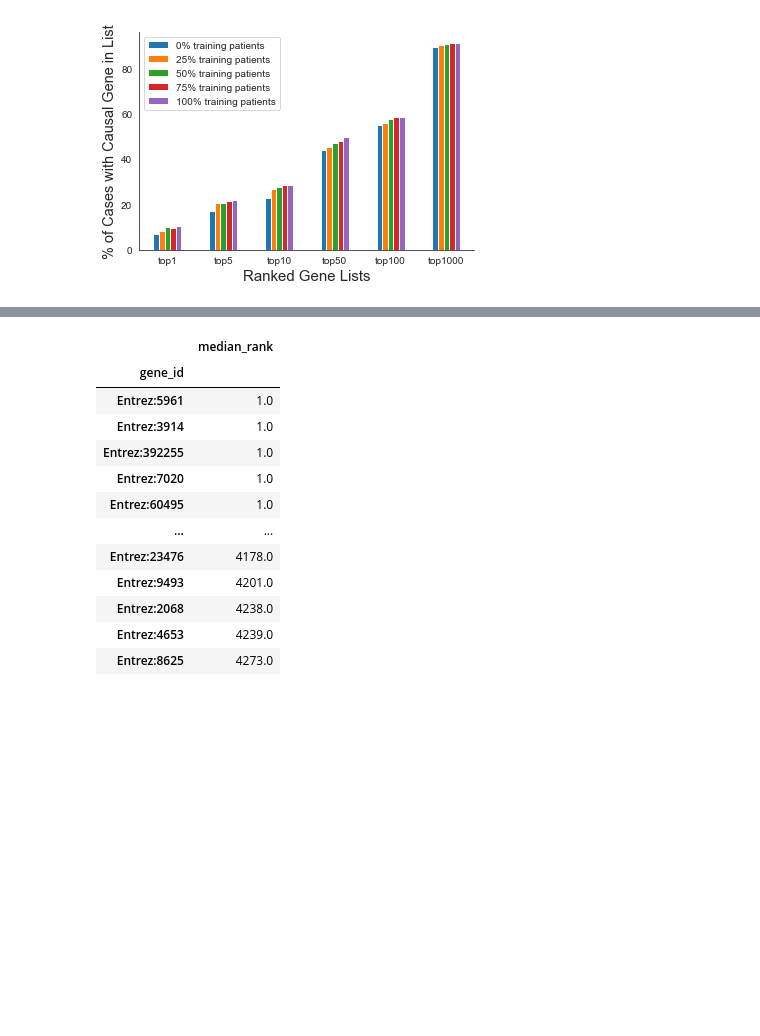
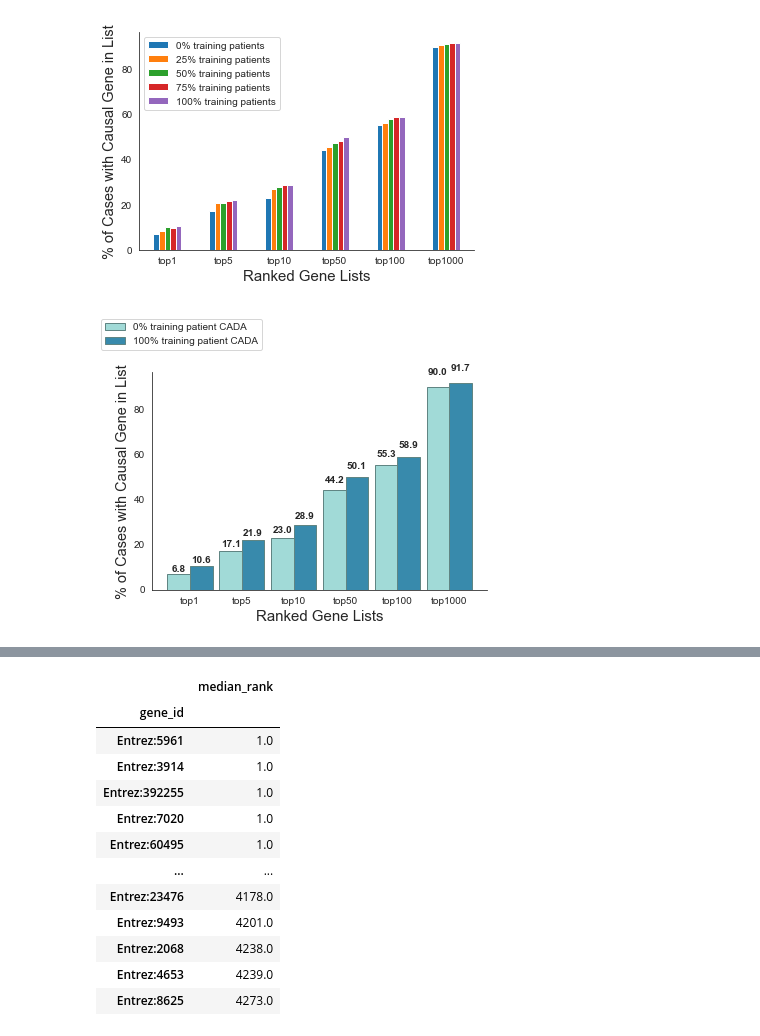
Before and after one commit to Chengyao-Peng/CADA, a Jupyter notebook: jupyter/model/gene_prioritization.ipynb, the cells around one changed output, grey strips where cells are left out. Cells and saved outputs as stored; diff of their text form; code cells hidden in the pictures; blank space fills up the shorter version.

```diff
--- a/jupyter/model/gene_prioritization.ipynb
+++ b/jupyter/model/gene_prioritization.ipynb
@@ -371,7 +371,7 @@ for patient in test_patients.values.tolist():
     adding_vis.append([patient_id, gene_id_name[gene_id], no_patients,
                                    ','.join([hpo_id_name[feature] for feature in features]), rank_0, rank_25, rank_50, rank_75, rank_100, rank_phen2gene])
 # %%
-adding_save_frame = pd.DataFrame(adding_save, columns = ['patient_id', 'gene_id','no_patients', 'features', 'rank_0patient', 'rank_25patient', 'rank_50patient', 'rank_75patient', 'rank_100patient'])
+adding_save_frame = pd.DataFrame(adding_save, columns = ['patient_id', 'gene_id','no_patients', 'features', 'rank_0patient', 'rank_25patient', 'rank_50patient', 'rank_75patient', 'rank_100patient', 'rank_phen2gene'])
 adding_save_frame.to_csv('results/adding_evaluation.tsv', sep='\t', index=None)
 # %%
 adding_save_frame
@@ -475,5 +483,48 @@ sns.despine()
 plt.savefig('figures/adding_patients.png', bbox_inches='tight')
 # %% [output]
 [figure]
+# %%
+def autolabel(rects, ax, yoffset=0, xoffset=0):
+    for rect in rects:
+        height = rect.get_height()
+        if height==1: # 2 for log2
+            height=rect.get_y()
+            ax.text(rect.get_x() + rect.get_width()/2., .65*height,'%.1f' % float(height), ha='center', va='bottom')
+        else:
+
+            ax.text(rect.get_x() + rect.get_width()/2., 1.05*height,'%.1f' % float(height),ha='center', va='bottom', fontweight='bold')
+# %%
+import seaborn as sns
+import matplotlib
+
+sns.set_style('white')
+matplotlib.rcParams['pdf.fonttype'] = 42
+matplotlib.rcParams['font.size'] = 10
+fig, ax = plt.subplots(1)
+width=1
+distance = 2.3
+lefts=np.arange(0,distance*len(index),distance)
+rects=ax.bar(x=lefts,height=values_0,width=width,color=(161/255.0,218/255.0,215/255.0), edgecolor=(96/255.0, 133/255.0, 131/255.0),label='0% training patient CADA')
+autolabel(rects,ax)
+
+alefts=np.arange(0+width,distance*len(index)+width, distance)
+rects=ax.bar(x=alefts,height=values_100,width=width,tick_label=index,color=(56/255.0,138/255.0,172/255.0),edgecolor=(96/255.0, 133/255.0, 131/255.0),label='100% training patient CADA')
+
+ax.set_xticks(alefts-width*.5)
+
+autolabel(rects,ax)
+
+fig.legend(loc='upper left', ncol=1,bbox_to_anchor=(0, 1.1))
+
+
+
+ax.set_xlabel("Ranked Gene Lists", fontsize=15)
+ax.set_ylabel("% of Cases with Causal Gene in List", fontsize=14.5)
+sns.despine()
+
+
+plt.savefig('figures/adding100_compare_phen2gene.png', bbox_inches='tight')
+# %% [output]
+[figure, added]
 # %%
 import seaborn as sns
```
Also changed, not shown: parts of 5 cells of this notebook, 2 other files.
